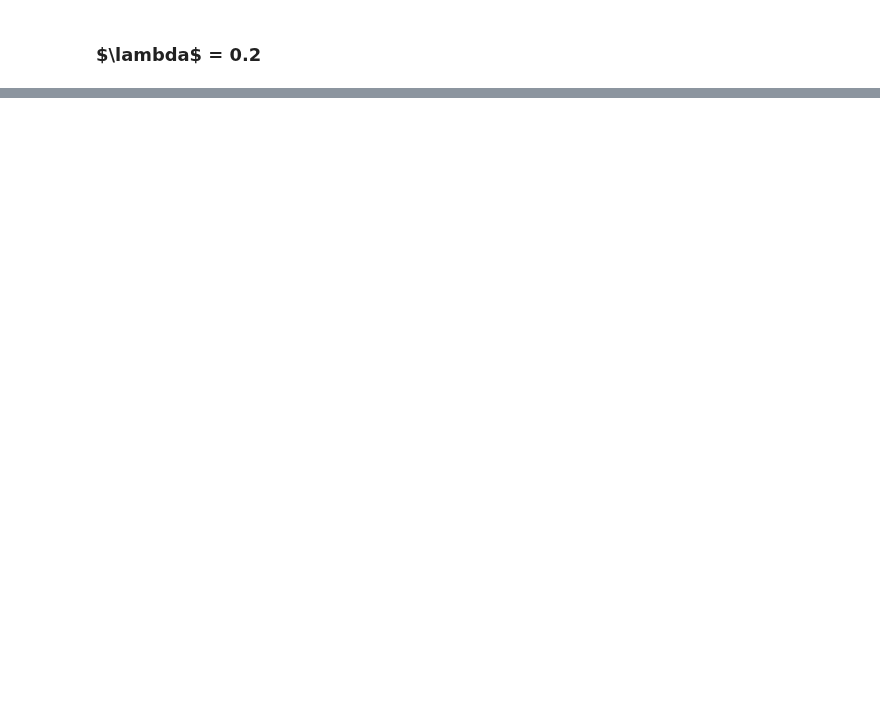
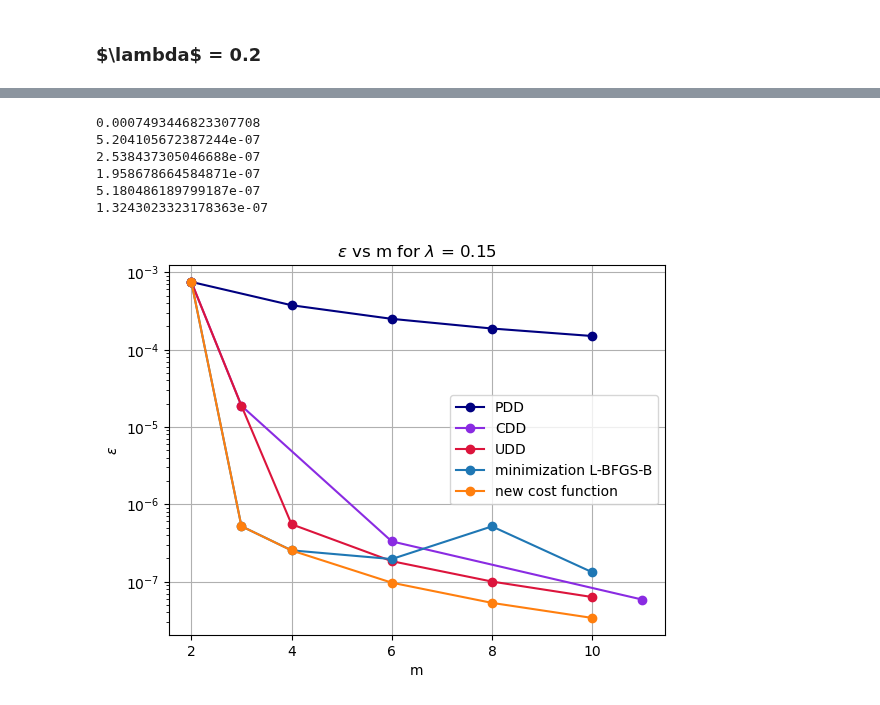
Before and after one commit to BonnieMorales/quantum-research, a Jupyter notebook: Simulation-Dynamical-Decoupling.ipynb, the cells around one changed output, grey strips where cells are left out. Saved outputs shown, nothing was run; the diff lists cells and outputs as text; code cells hidden in the pictures; blank space fills up the shorter version.

```diff
--- a/Simulation-Dynamical-Decoupling.ipynb
+++ b/Simulation-Dynamical-Decoupling.ipynb
@@ -823,0 +853,21 @@ plt.show()
+# %%
+def epsilon_func(s_values):
+    i = 1
+    prev_A = I
+    lambda_value = 0.15
+    T = 0.1
+    # simulating the equation
+    for s in s_values:
+        # even numbers
+        if (i%2 == 0):
+            A = prev_A @ expm(-1j*(Z-lambda_value*X)*s*T)
+        # odd numbers
+        else:
+            A = prev_A @ expm(-1j*(Z+lambda_value*X)*s*T)
+        # updating variables
+        prev_A = A
+        i+=1
+    difference = A - expm(-1j*Z*T)
+    eigenvalues = svd(difference, compute_uv = False)
+    epsilon = np.max(eigenvalues)
+    return epsilon
@@ -824,3 +961,38 @@ plt.show()
+# %%
+print(epsilon_func([0.4999833675827254, 0.4999833660701465]))
+print(epsilon_func([0.2503137368651768, 0.4993766924176038, 0.2503137334573409]))
+print(epsilon_func([0.1390527655437397, 0.3462030623440974, 0.36091132593745834, 0.15383487541326007]))
+print(epsilon_func([0.17670656493901502, 0.34805266523857575, 0.15616049874046606, 0.0739055201131409, 0.16733898363983243, 0.07783733275502275]))
+print(epsilon_func([0.24942741683975225, 0.10553175343739075, 0.0011230792719756277, 0.39384581158312054, 0.21074545058642039, 2.3625845758521332e-08, 0.03933058520223507, 2.385284448579664e-08]))
+print(epsilon_func([0.14463021286832944, 0.25358576737150884, 0.11756763327001003, 2.9202566279419213e-05, 4.753675013465655e-09, 0.14633044969761538, 0.23790888903173354, 0.09282826085093417, 4.754553980460666e-09, 0.00712063413072551]))
+# %% [output]
+0.0007493446823307708
+5.204105672387244e-07
+2.538437305046688e-07
+1.958678664584871e-07
+5.180486189799187e-07
+1.3243023323178363e-07
+# %%
+# graph the changes of the error for different values of m
+
+plt.plot(m_value_c1, error_c1, color='navy', marker='o', label = "PDD")
+plt.plot(m_value_c2, error_c2, color='blueviolet', marker='o', label = "CDD")
+plt.plot(m_value_c3, error_c3, color='crimson', marker='o', label = "UDD")
+plt.plot(m_values_optimized, error_optimized_L_BFGS, marker='o', label = "minimization L-BFGS-B")
+plt.plot(m_values_optimized, new_cost_function , marker='o', label ="new cost function")
+
+plt.title('$\epsilon$ vs m for $\lambda$ = 0.15')
+plt.xlabel('m')
+plt.ylabel('$\epsilon$')
+plt.yscale("log")
+
+plt.legend()
+plt.grid()
+
+plt.savefig('general_simulation_lambda_015.png')
+plt.show()
+# %% [output]
+[figure, added]
 # %%
 def epsilon_func_diff_lambda(s_values,lambda_value):
     i = 1
```
Also changed, not shown: parts of 19 cells of this notebook, 5 other files.
